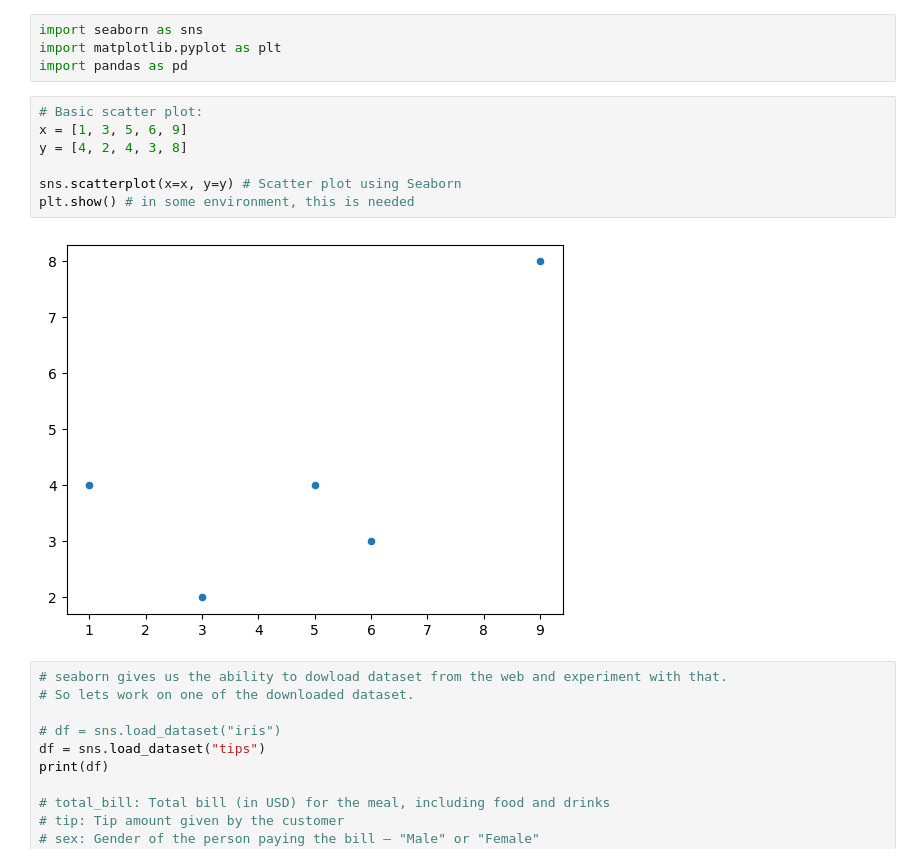
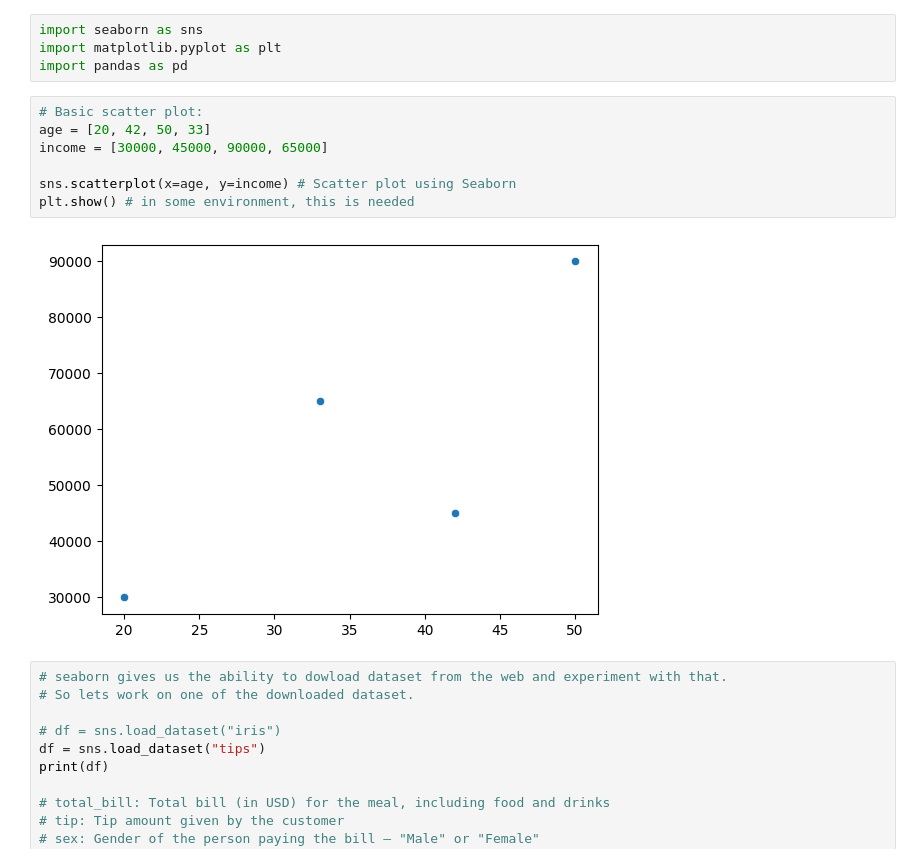
Before and after one commit to ash322ash422/tut_matplotlib, a Jupyter notebook: tut_seaborn_1_tips_v1_simple.ipynb, the cells around one changed output. Saved outputs shown, nothing was run; the diff lists cells and outputs as text.

```diff
--- a/tut_seaborn_1_tips_v1_simple.ipynb
+++ b/tut_seaborn_1_tips_v1_simple.ipynb
@@ -20,13 +20,13 @@ import matplotlib.pyplot as plt
 import pandas as pd
 # %%
 # Basic scatter plot:
-x = [1, 3, 5, 6, 9]
-y = [4, 2, 4, 3, 8]
+age = [20, 42, 50, 33]
+income = [30000, 45000, 90000, 65000]
 
-sns.scatterplot(x=x, y=y) # Scatter plot using Seaborn
+sns.scatterplot(x=age, y=income) # Scatter plot using Seaborn
 plt.show() # in some environment, this is needed
 # %% [output]
-[figure, old version]
+[figure, new version]
 # %%
 # seaborn gives us the ability to dowload dataset from the web and experiment with that.
 # So lets work on one of the downloaded dataset.
```
Also changed, not shown: parts of 4 cells of this notebook, 1 other file.
